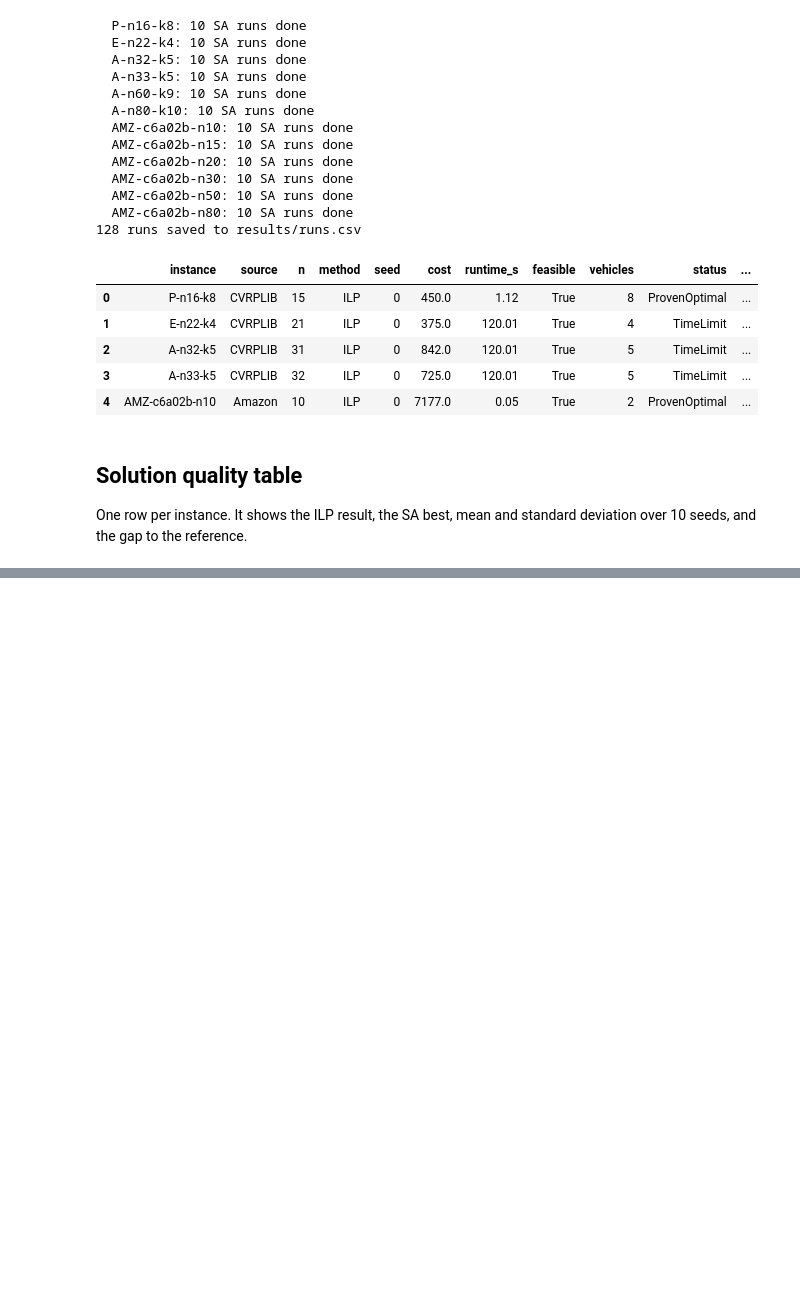
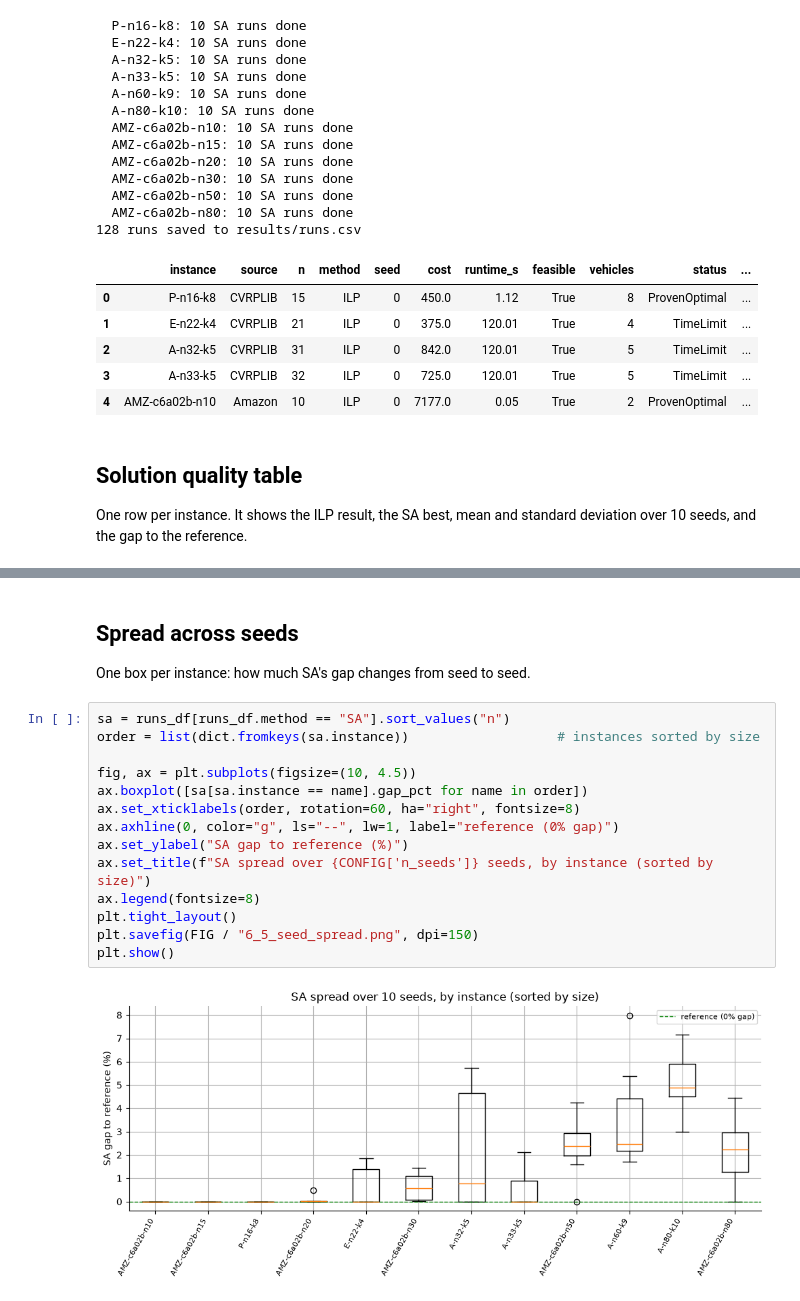
Before and after one commit to Ishara-Mee/IT-5082-OM-Assignment, a Jupyter notebook: IT-5082-OM- CVRP Optimization.ipynb, the cells around one changed output, grey strips where cells are left out. Cells and saved outputs as stored; diff of their text form; blank space fills up the shorter version.

```diff
--- a/IT-5082-OM- CVRP Optimization.ipynb
+++ b/IT-5082-OM- CVRP Optimization.ipynb
@@ -990,0 +1032,19 @@ quality_df
+# %% [markdown]
+## Spread across seeds
+One box per instance: how much SA's gap changes from seed to seed.
+# %%
+sa = runs_df[runs_df.method == "SA"].sort_values("n")
+order = list(dict.fromkeys(sa.instance))                   # instances sorted by size
+
+fig, ax = plt.subplots(figsize=(10, 4.5))
+ax.boxplot([sa[sa.instance == name].gap_pct for name in order])
+ax.set_xticklabels(order, rotation=60, ha="right", fontsize=8)
+ax.axhline(0, color="g", ls="--", lw=1, label="reference (0% gap)")
+ax.set_ylabel("SA gap to reference (%)")
+ax.set_title(f"SA spread over {CONFIG['n_seeds']} seeds, by instance (sorted by size)")
+ax.legend(fontsize=8)
+plt.tight_layout()
+plt.savefig(FIG / "6_5_seed_spread.png", dpi=150)
+plt.show()
+# %% [output]
+[figure, added]
```
Also changed, not shown: parts of 9 cells of this notebook, 5 other files.
